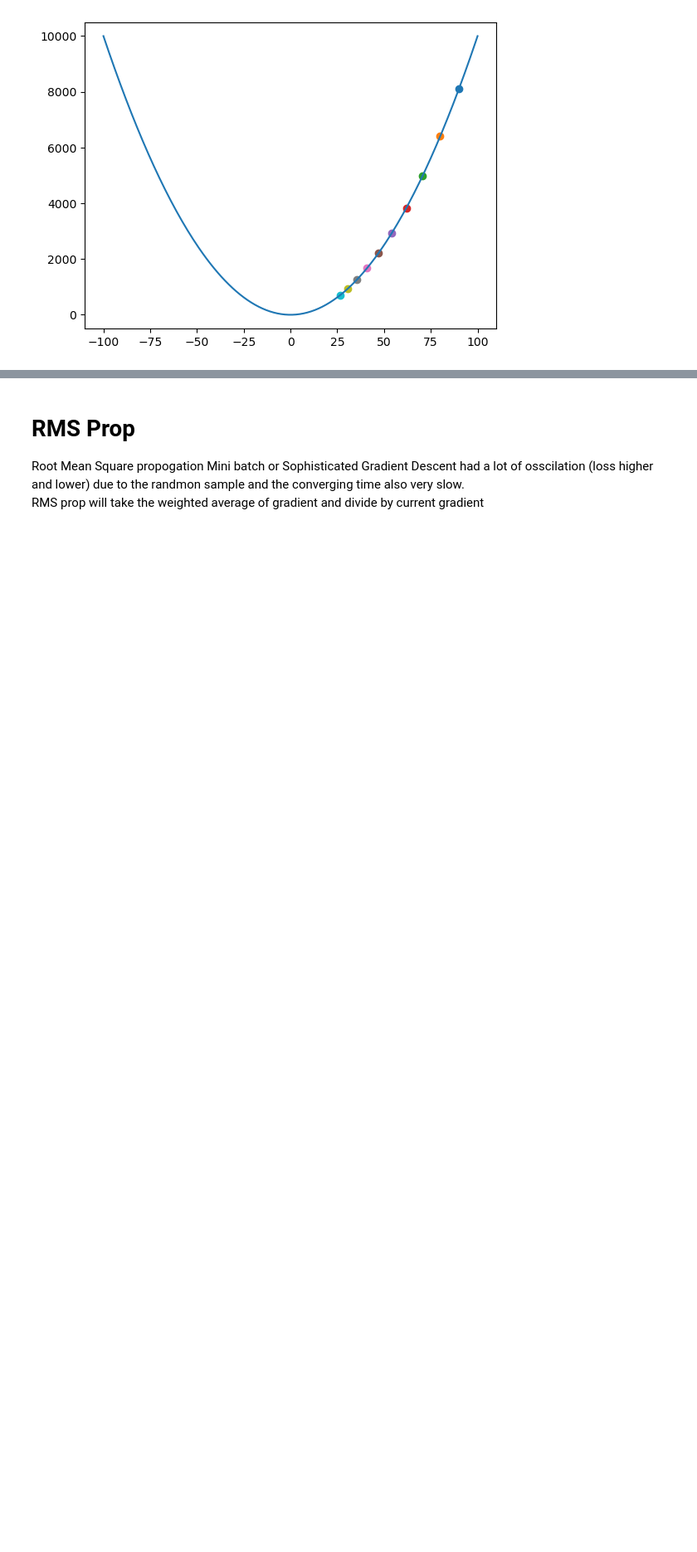
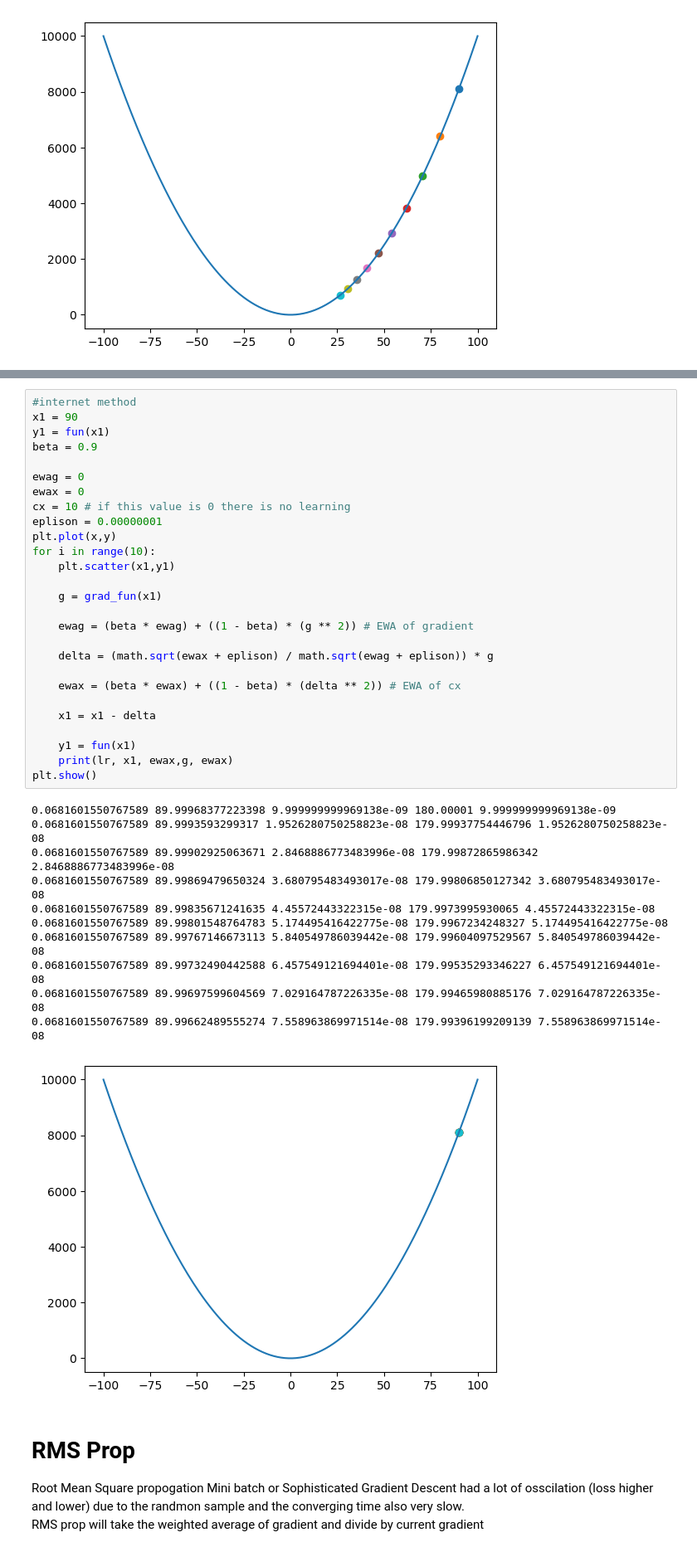
Before and after one commit to Jithendiran/mlTask, a Jupyter notebook: docs/gradient/LearningRate.ipynb, the cells around one changed output, grey strips where cells are left out. Shown: that part at 83% size. Cells and saved outputs as stored; diff of their text form; blank space fills up the shorter version.

```diff
--- a/docs/gradient/LearningRate.ipynb
+++ b/docs/gradient/LearningRate.ipynb
@@ -240,3 +260,42 @@ plt.show()
+# %%
+#internet method
+x1 = 90
+y1 = fun(x1)
+beta = 0.9
+
+ewag = 0
+ewax = 0
+cx = 10 # if this value is 0 there is no learning
+eplison = 0.00000001
+plt.plot(x,y)
+for i in range(10):
+    plt.scatter(x1,y1)
+
+    g = grad_fun(x1)
+
+    ewag = (beta * ewag) + ((1 - beta) * (g ** 2)) # EWA of gradient
+
+    delta = (math.sqrt(ewax + eplison) / math.sqrt(ewag + eplison)) * g
+
+    ewax = (beta * ewax) + ((1 - beta) * (delta ** 2)) # EWA of cx
+
+    x1 = x1 - delta
+
+    y1 = fun(x1)
+    print(lr, x1, ewax,g, ewax)
+plt.show()
+# %% [output]
+0.0681601550767589 89.99968377223398 9.999999999969138e-09 180.00001 9.999999999969138e-09
+0.0681601550767589 89.9993593299317 1.9526280750258823e-08 179.99937754446796 1.9526280750258823e-08
+0.0681601550767589 89.99902925063671 2.8468886773483996e-08 179.99872865986342 2.8468886773483996e-08
+0.0681601550767589 89.99869479650324 3.680795483493017e-08 179.99806850127342 3.680795483493017e-08
+0.0681601550767589 89.99835671241635 4.45572443322315e-08 179.9973995930065 4.45572443322315e-08
+0.0681601550767589 89.99801548764783 5.174495416422775e-08 179.9967234248327 5.174495416422775e-08
+0.0681601550767589 89.99767146673113 5.840549786039442e-08 179.99604097529567 5.840549786039442e-08
+0.0681601550767589 89.99732490442588 6.457549121694401e-08 179.99535293346227 6.457549121694401e-08
+0.0681601550767589 89.99697599604569 7.029164787226335e-08 179.99465980885176 7.029164787226335e-08
+0.0681601550767589 89.99662489555274 7.558963869971514e-08 179.99396199209139 7.558963869971514e-08
+[figure, added]
 # %% [markdown]
 # RMS Prop
 Root Mean Square propogation
```
Also changed, not shown: parts of 2 cells of this notebook, 1 other file.
